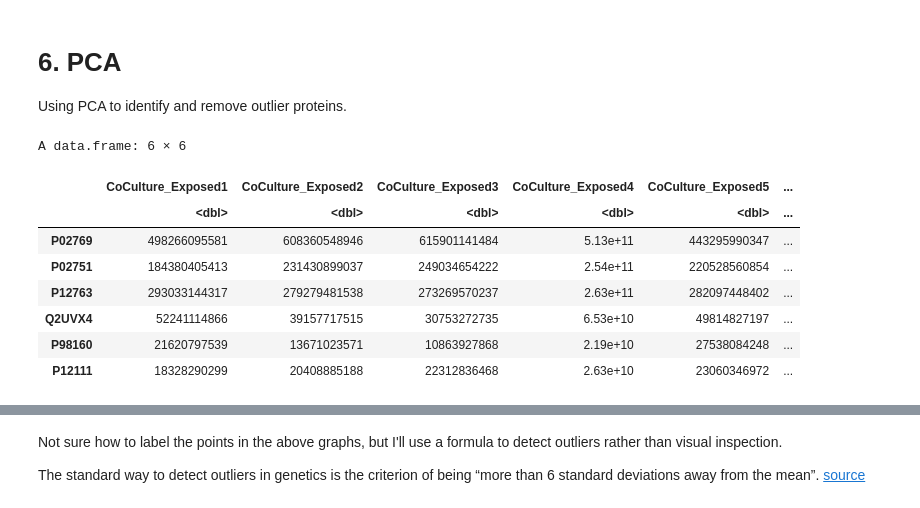
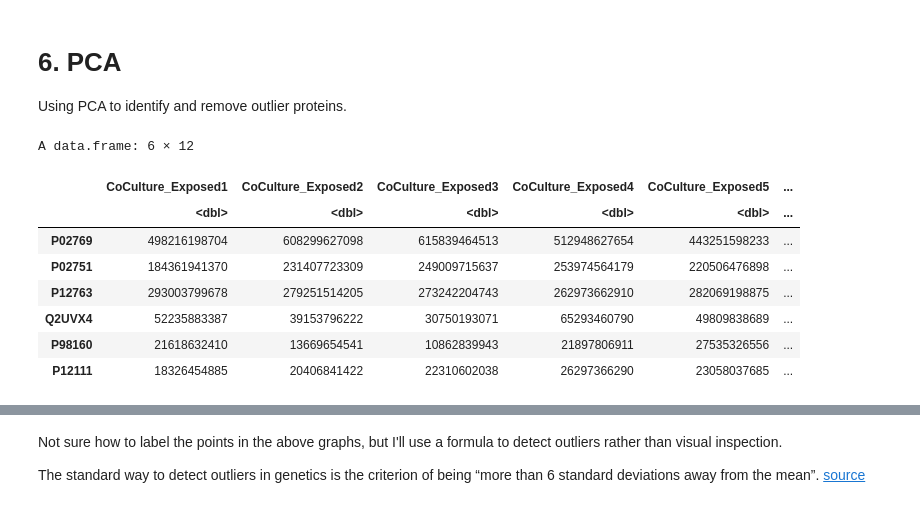
Before and after one commit to alexispayton/Wildfires-and-Extracellular-Vesicles-EVs-Woodsmoke-Alters-EV-Proteomic-Signatures-involved-in-Ext, a Jupyter notebook: 3. Proteomics Data Processing/Data Processing.ipynb, the cells around one changed output, grey strips where cells are left out. Cells and saved outputs as stored; diff of their text form; code cells hidden in the pictures.

```diff
--- a/3. Proteomics Data Processing/Data Processing.ipynb
+++ b/3. Proteomics Data Processing/Data Processing.ipynb
@@ -361,13 +323,11 @@ preimputed_df_split = preimputed_df %>%
     group_split()
 
 coculture_exp_preimputed_df = preimputed_df_split[[1]]
-coculture_pooled_preimputed_df = preimputed_df_split[[2]]
-coculture_vehicleCT_preimputed_df = preimputed_df_split[[3]] %>%
-    # for some reason this protein had another duplicate value, so removing it here
-    filter(Protein != "P08727" | Value != 17368304)
-triculture_exp_preimputed_df = preimputed_df_split[[4]]
-triculture_pooled_preimputed_df = preimputed_df_split[[5]]
-triculture_vehicleCT_preimputed_df = preimputed_df_split[[6]]
+coculture_vehicleCT_preimputed_df = preimputed_df_split[[2]] #%>%
+#     # for some reason this protein had another duplicate value, so removing it here
+#     filter(Protein != "P08727" | Value != 17368304)
+triculture_exp_preimputed_df = preimputed_df_split[[3]]
+triculture_vehicleCT_preimputed_df = preimputed_df_split[[4]]
 # %%
 # QRILC
 QRILC_imputation = function(dataset){
@@ -465,37 +380,28 @@ A tibble: 1 × 1
 
 Using PCA to identify and remove outlier proteins.
 # %%
-pca_prep_coculture_exp_df = coculture_exp_imputed_df %>%
+pca_prep_coculture_df = rbind(coculture_exp_imputed_df, coculture_vehicleCT_imputed_df) %>%
     select(-c("Set", "Treatment")) %>%
     pivot_wider(names_from = ID, values_from = Value) %>%
     column_to_rownames(var = "Protein")
 
-pca_prep_coculture_vehicleCT_df = coculture_vehicleCT_imputed_df %>%
+pca_prep_triculture_df = rbind(triculture_exp_imputed_df, triculture_vehicleCT_imputed_df) %>%
     select(-c("Set", "Treatment")) %>%
     pivot_wider(names_from = ID, values_from = Value) %>%
     column_to_rownames(var = "Protein")
 
-pca_prep_triculture_exp_df = triculture_exp_imputed_df %>%
-    select(-c("Set", "Treatment")) %>%
-    pivot_wider(names_from = ID, values_from = Value) %>%
-    column_to_rownames(var = "Protein")
 
-pca_prep_triculture_vehicleCT_df = triculture_vehicleCT_imputed_df %>%
-    select(-c("Set", "Treatment")) %>%
-    pivot_wider(names_from = ID, values_from = Value) %>%
-    column_to_rownames(var = "Protein")
-
-head(pca_prep_coculture_exp_df)
+head(pca_prep_coculture_df)
 # %% [output]
-A data.frame: 6 × 6
+A data.frame: 6 × 12
 |  | CoCulture_Exposed1 | CoCulture_Exposed2 | CoCulture_Exposed3 | CoCulture_Exposed4 | CoCulture_Exposed5 | ... |
 |  | <dbl> | <dbl> | <dbl> | <dbl> | <dbl> | ... |
-| P02769 | 498266095581 | 608360548946 | 615901141484 | 5.13e+11 | 443295990347 | ... |
-| P02751 | 184380405413 | 231430899037 | 249034654222 | 2.54e+11 | 220528560854 | ... |
-| P12763 | 293033144317 | 279279481538 | 273269570237 | 2.63e+11 | 282097448402 | ... |
-| Q2UVX4 | 52241114866 | 39157717515 | 30753272735 | 6.53e+10 | 49814827197 | ... |
-| P98160 | 21620797539 | 13671023571 | 10863927868 | 2.19e+10 | 27538084248 | ... |
-| P12111 | 18328290299 | 20408885188 | 22312836468 | 2.63e+10 | 23060346972 | ... |
+| P02769 | 498216198704 | 608299627098 | 615839464513 | 512948627654 | 443251598233 | ... |
+| P02751 | 184361941370 | 231407723309 | 249009715637 | 253974564179 | 220506476898 | ... |
+| P12763 | 293003799678 | 279251514205 | 273242204743 | 262973662910 | 282069198875 | ... |
+| Q2UVX4 | 52235883387 | 39153796222 | 30750193071 | 65293460790 | 49809838689 | ... |
+| P98160 | 21618632410 | 13669654541 | 10862839943 | 21897806911 | 27535326556 | ... |
+| P12111 | 18326454885 | 20406841422 | 22310602038 | 26297366290 | 23058037685 | ... |
 # %%
 # running PCA
 # unable to run pca on entire dataset, each treatment included different proteins creating missing data
```
Also changed, not shown: parts of 16 cells of this notebook.
